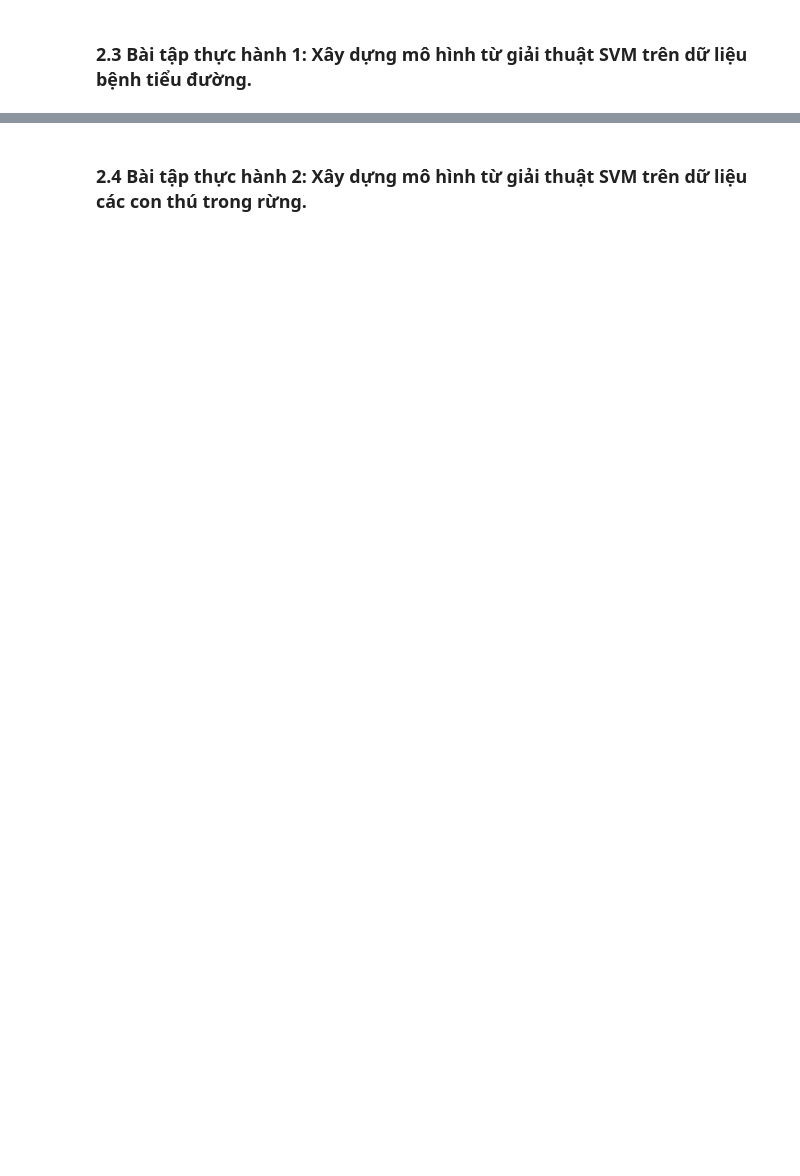
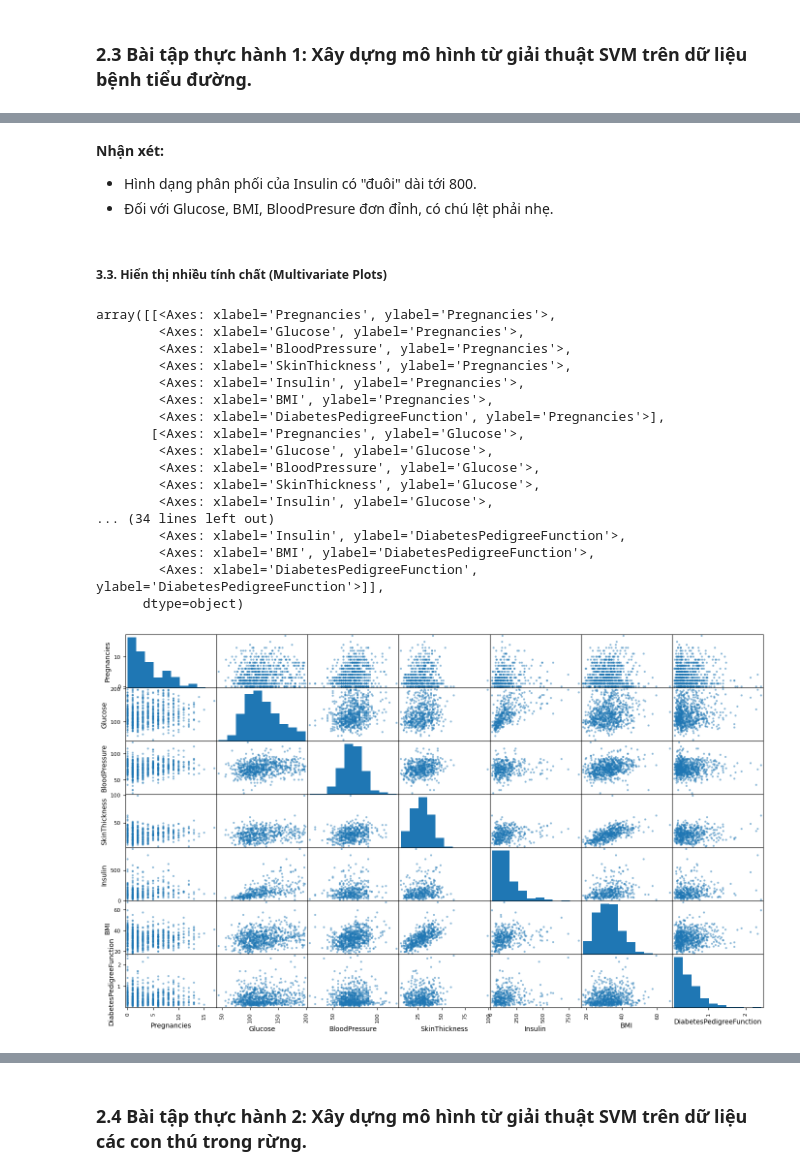
Before and after one commit to aquattda/LTT_DA, a Jupyter notebook: DA/DA06/2.2/2_2.ipynb, the cells around one changed output, grey strips where cells are left out. Cells and saved outputs as stored; diff of their text form; code cells hidden in the pictures; blank space fills up the shorter version.

```diff
--- a/DA/DA06/2.2/2_2.ipynb
+++ b/DA/DA06/2.2/2_2.ipynb
@@ -346,0 +775,27 @@ weighted avg       0.96      0.95      0.95       296
+# %% [markdown]
+**Nhận xét:**
+- Hình dạng phân phối của Insulin có "đuôi" dài tới 800.
+- Đối với Glucose, BMI, BloodPresure đơn đỉnh, có chú lệt phải nhẹ.
+# %% [markdown]
+##### **3.3. Hiển thị nhiều tính chất (Multivariate Plots)**
+# %%
+pd.plotting.scatter_matrix(cols_f, figsize=(17,10))
+# %% [output]
+array([[<Axes: xlabel='Pregnancies', ylabel='Pregnancies'>,
+        <Axes: xlabel='Glucose', ylabel='Pregnancies'>,
+        <Axes: xlabel='BloodPressure', ylabel='Pregnancies'>,
+        <Axes: xlabel='SkinThickness', ylabel='Pregnancies'>,
+        <Axes: xlabel='Insulin', ylabel='Pregnancies'>,
+        <Axes: xlabel='BMI', ylabel='Pregnancies'>,
+        <Axes: xlabel='DiabetesPedigreeFunction', ylabel='Pregnancies'>],
+       [<Axes: xlabel='Pregnancies', ylabel='Glucose'>,
+        <Axes: xlabel='Glucose', ylabel='Glucose'>,
+        <Axes: xlabel='BloodPressure', ylabel='Glucose'>,
+        <Axes: xlabel='SkinThickness', ylabel='Glucose'>,
+        <Axes: xlabel='Insulin', ylabel='Glucose'>,
+... (34 lines left out)
+        <Axes: xlabel='Insulin', ylabel='DiabetesPedigreeFunction'>,
+        <Axes: xlabel='BMI', ylabel='DiabetesPedigreeFunction'>,
+        <Axes: xlabel='DiabetesPedigreeFunction', ylabel='DiabetesPedigreeFunction'>]],
+      dtype=object)
+[figure, added]
```
Also changed, not shown: parts of 142 cells of this notebook, 5 other files.
